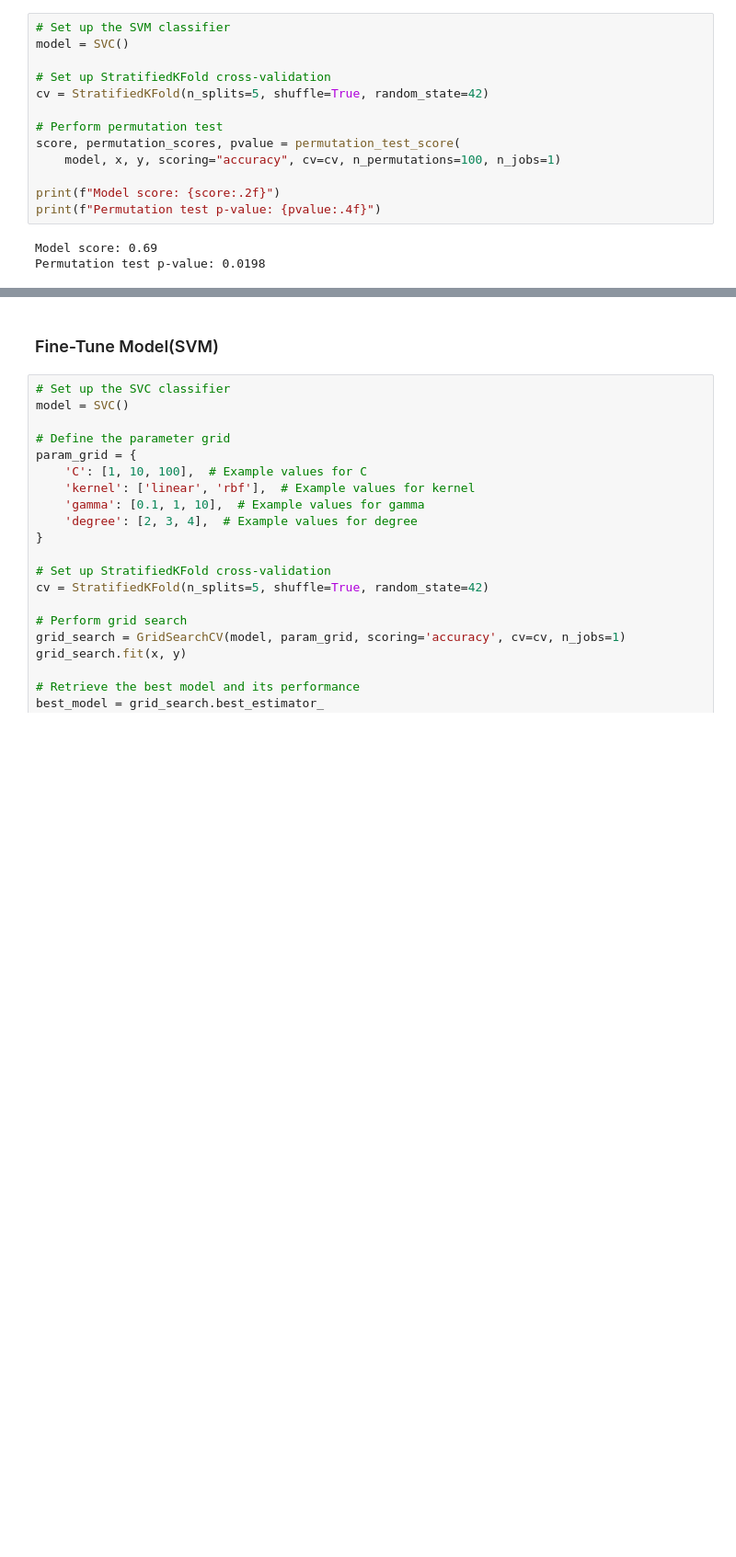
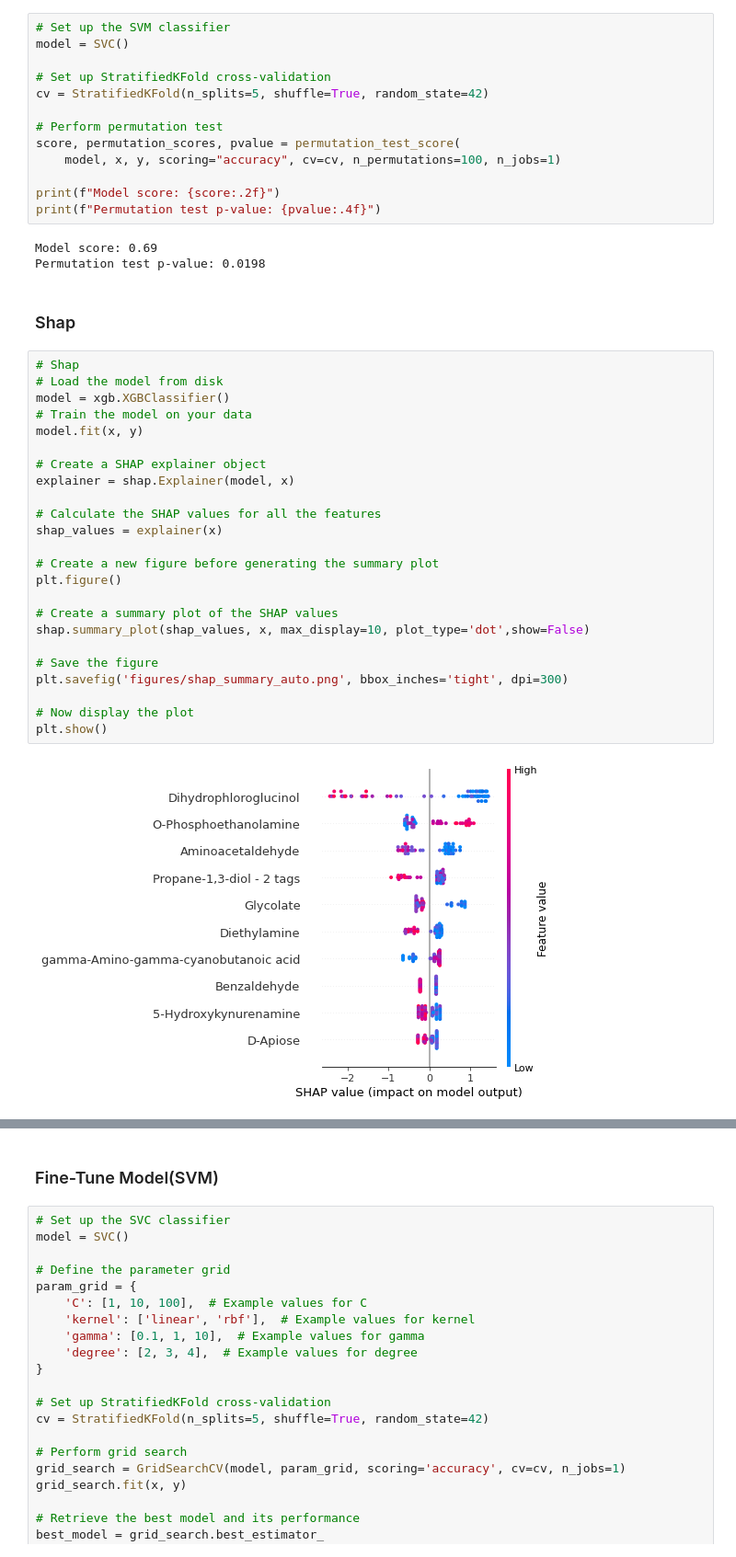
Before and after one commit to jamesleocodes/Diabetic_Retinopathy_ML, a Jupyter notebook: dR_ML.ipynb, the cells around one changed output, grey strips where cells are left out. Shown at 92% size. Saved outputs shown, nothing was run; the diff lists cells and outputs as text; blank space fills up the shorter version.

```diff
--- a/dR_ML.ipynb
+++ b/dR_ML.ipynb
@@ -578,3 +474,31 @@ print(f"Permutation test p-value: {pvalue:.4f}")
 # %% [output]
 Model score: 0.69
 Permutation test p-value: 0.0198
+# %% [markdown]
+### Shap
+# %%
+# Shap
+# Load the model from disk
+model = xgb.XGBClassifier()
+# Train the model on your data
+model.fit(x, y)
+
+# Create a SHAP explainer object
+explainer = shap.Explainer(model, x)
+
+# Calculate the SHAP values for all the features
+shap_values = explainer(x)
+
+# Create a new figure before generating the summary plot
+plt.figure()
+
+# Create a summary plot of the SHAP values
+shap.summary_plot(shap_values, x, max_display=10, plot_type='dot',show=False)
+
+# Save the figure
+plt.savefig('figures/shap_summary_auto.png', bbox_inches='tight', dpi=300)
+
+# Now display the plot
+plt.show()
+# %% [output]
+[figure, added]
```
Also changed, not shown: parts of 15 cells of this notebook, 3 other files.
